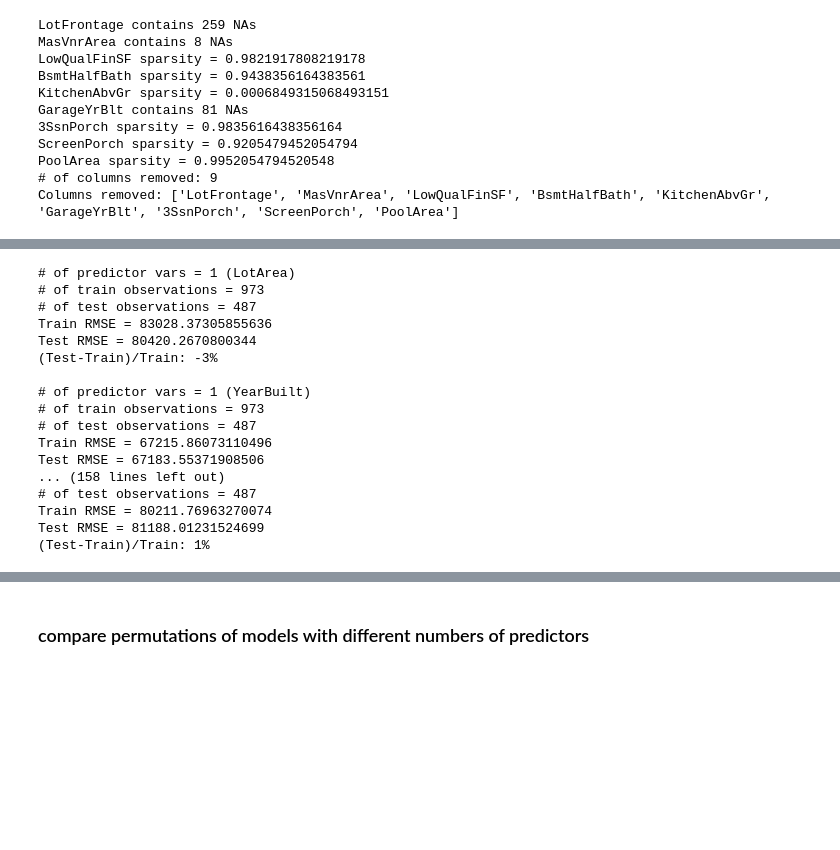
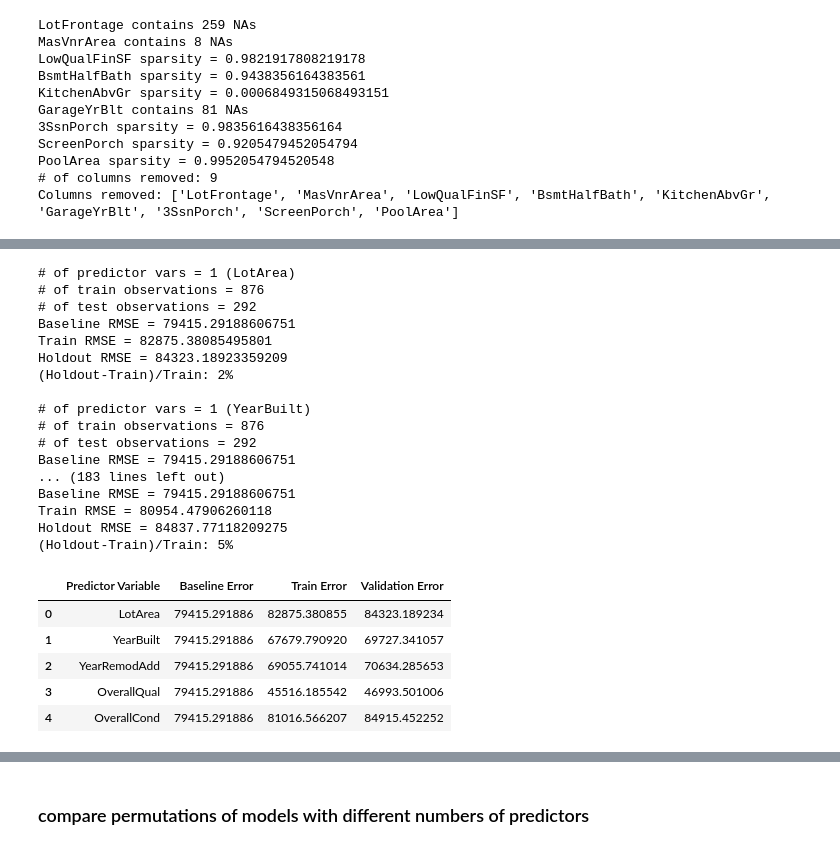
Before and after one commit to carpentries-incubator/high-dimensional-analysis-in-python, a Jupyter notebook: code/03-Regression-intro.ipynb, the cells around one changed output, grey strips where cells are left out. Cells and saved outputs as stored; diff of their text form; code cells hidden in the pictures; blank space fills up the shorter version.

```diff
--- a/code/03-Regression-intro.ipynb
+++ b/code/03-Regression-intro.ipynb
@@ -330,28 +446,36 @@ Columns removed: ['LotFrontage', 'MasVnrArea', 'LowQualFinSF', 'BsmtHalfBath', '
 # %%
-from regression_predict_sklearn import compare_models
-
-df_model_err = compare_models(X_train=X_train, y_train=y_train,
-                   X_test=X_test, y_test=y_test,
-                   predictors_list=X_train.columns,
-                   metric='RMSE', log_scaled=True,
-                   model_type='unregularized', include_plots=False)
+df_model_err = compare_models(y=y, baseline_pred=baseline_predict,
+                              X_train=X_train, y_train=y_train,
+                              X_val=X_val, y_val=y_val,
+                              predictors_list=X_train.columns,
+                              metric='RMSE', log_scaled=True,
+                              model_type='unregularized', include_plots=False)
 # %% [output]
 # of predictor vars = 1 (LotArea)
-# of train observations = 973
-# of test observations = 487
-Train RMSE = 83028.37305855636
-Test RMSE = 80420.2670800344
-(Test-Train)/Train: -3%
+# of train observations = 876
+# of test observations = 292
+Baseline RMSE = 79415.29188606751
+Train RMSE = 82875.38085495801
+Holdout RMSE = 84323.18923359209
+(Holdout-Train)/Train: 2%
 
 # of predictor vars = 1 (YearBuilt)
-# of train observations = 973
-# of test observations = 487
-Train RMSE = 67215.86073110496
-Test RMSE = 67183.55371908506
-... (158 lines left out)
-# of test observations = 487
-Train RMSE = 80211.76963270074
-Test RMSE = 81188.01231524699
-(Test-Train)/Train: 1%
+# of train observations = 876
+# of test observations = 292
+Baseline RMSE = 79415.29188606751
+... (183 lines left out)
+Baseline RMSE = 79415.29188606751
+Train RMSE = 80954.47906260118
+Holdout RMSE = 84837.77118209275
+(Holdout-Train)/Train: 5%
+# %%
+df_model_err.head()
+# %% [output]
+|  | Predictor Variable | Baseline Error | Train Error | Validation Error |
+| 0 | LotArea | 79415.291886 | 82875.380855 | 84323.189234 |
+| 1 | YearBuilt | 79415.291886 | 67679.790920 | 69727.341057 |
+| 2 | YearRemodAdd | 79415.291886 | 69055.741014 | 70634.285653 |
+| 3 | OverallQual | 79415.291886 | 45516.185542 | 46993.501006 |
+| 4 | OverallCond | 79415.291886 | 81016.566207 | 84915.452252 |
 # %%
 from regression_predict_sklearn import compare_models_plot
```
Also changed, not shown: parts of 34 cells of this notebook, 3 other files.
